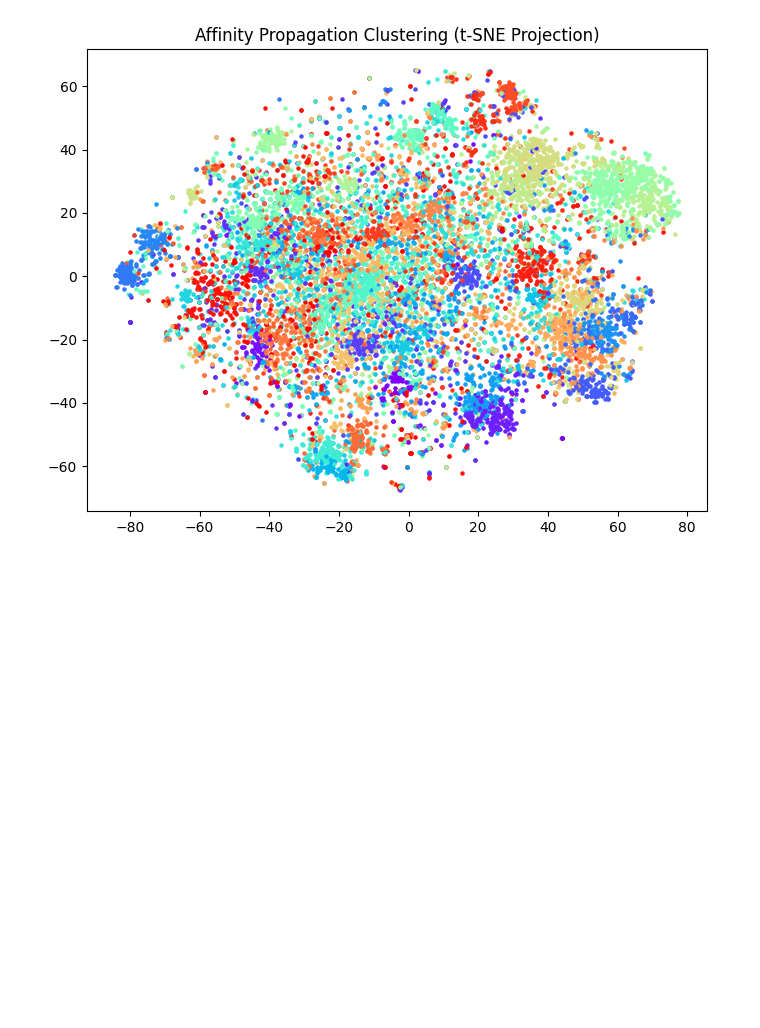
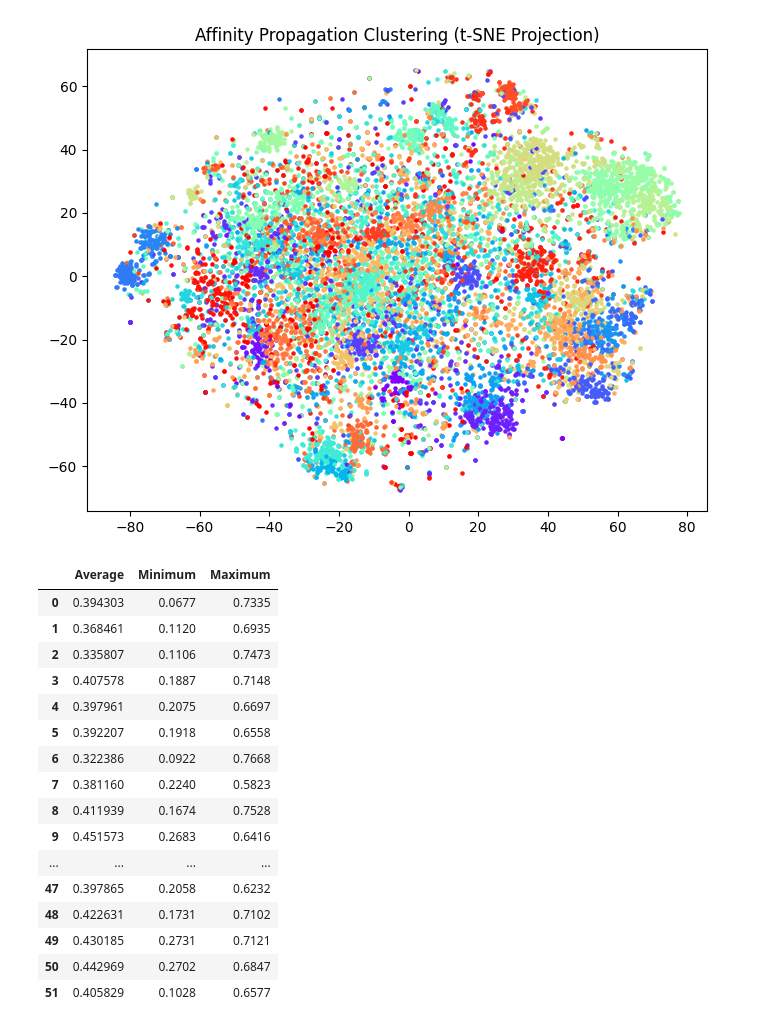
Before and after one commit to Nitromon/RCT-IAA-Analysis, a Jupyter notebook: RCT_Project.ipynb, the cells around one changed output. Cells and saved outputs as stored; diff of their text form; code cells hidden in the pictures; blank space fills up the shorter version.

```diff
--- a/RCT_Project.ipynb
+++ b/RCT_Project.ipynb
@@ -92,3 +93,7 @@ plt.title('Affinity Propagation Clustering (t-SNE Projection)')
 plt.show()
 # %% [output]
 [figure]
+# %%
+# Get the exemplars and their indices:
+exemplars_indices = embedding_cluster.cluster_centers_indices_
+exemplars = embeddings[exemplars_indices]
@@ -94,0 +113,36 @@ plt.show()
+# %%
+# Find average cosine distance of embeddings within each cluster:
+cosdist_list = []
+for label, indices in cluster_indices.items():
+    cluster_cosdist = []
+    exemplar = exemplars[label]
+    for index in indices:
+        if index not in exemplars_indices:
+            cluster_embedding = embeddings[index]
+            cluster_cosdist.append(round(get_cosine_dist(exemplar, cluster_embedding),4))
+    cosdist_dict={"Average":statistics.mean(cluster_cosdist),
+                  "Minimum":min(cluster_cosdist),
+                  "Maximum":max(cluster_cosdist)}
+    cosdist_list.append(cosdist_dict)
+
+# Print the result as a dataframe:
+cosdist_df = pd.DataFrame(cosdist_list)
+cosdist_df
+# %% [output]
+|  | Average | Minimum | Maximum |
+| 0 | 0.394303 | 0.0677 | 0.7335 |
+| 1 | 0.368461 | 0.1120 | 0.6935 |
+| 2 | 0.335807 | 0.1106 | 0.7473 |
+| 3 | 0.407578 | 0.1887 | 0.7148 |
+| 4 | 0.397961 | 0.2075 | 0.6697 |
+| 5 | 0.392207 | 0.1918 | 0.6558 |
+| 6 | 0.322386 | 0.0922 | 0.7668 |
+| 7 | 0.381160 | 0.2240 | 0.5823 |
+| 8 | 0.411939 | 0.1674 | 0.7528 |
+| 9 | 0.451573 | 0.2683 | 0.6416 |
+| ... | ... | ... | ... |
+| 47 | 0.397865 | 0.2058 | 0.6232 |
+| 48 | 0.422631 | 0.1731 | 0.7102 |
+| 49 | 0.430185 | 0.2731 | 0.7121 |
+| 50 | 0.442969 | 0.2702 | 0.6847 |
+| 51 | 0.405829 | 0.1028 | 0.6577 |
```
Also changed, not shown: parts of 5 cells of this notebook, 2 other files.
